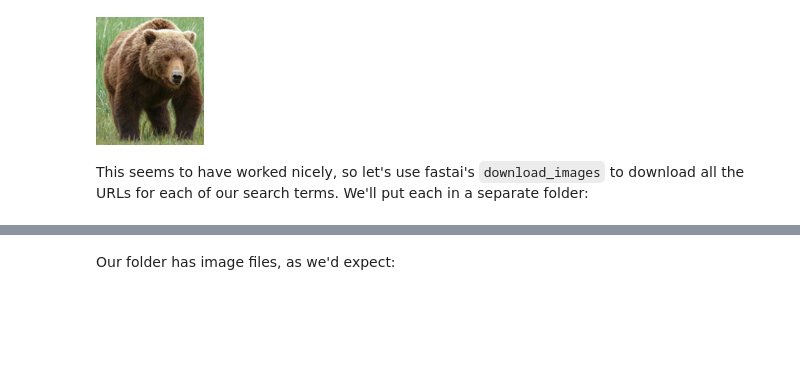
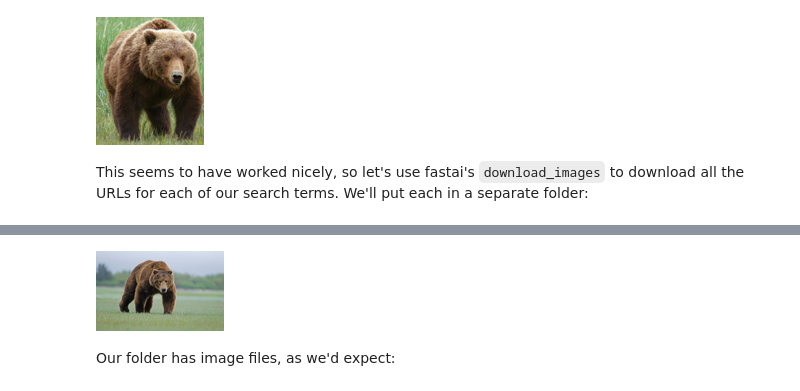
Before and after one commit to coolstoryjoe/Deep_Learning_Fast.ai, a Jupyter notebook: 02_production.ipynb, the cells around one changed output, grey strips where cells are left out. Saved outputs shown, nothing was run; the diff lists cells and outputs as text; code cells hidden in the pictures; blank space fills up the shorter version.

```diff
--- a/02_production.ipynb
+++ b/02_production.ipynb
@@ -175,3 +198,8 @@ if not path.exists():
+# %%
+im = Image.open('/content/bears/grizzly/01eae7b9-560b-403a-9180-799abebaa22f.jpg')
+im.to_thumb(128,128)
+# %% [output]
+[figure, added]
 # %% [markdown]
 Our folder has image files, as we'd expect:
 # %%
```
Also changed, not shown: parts of 16 cells of this notebook.
